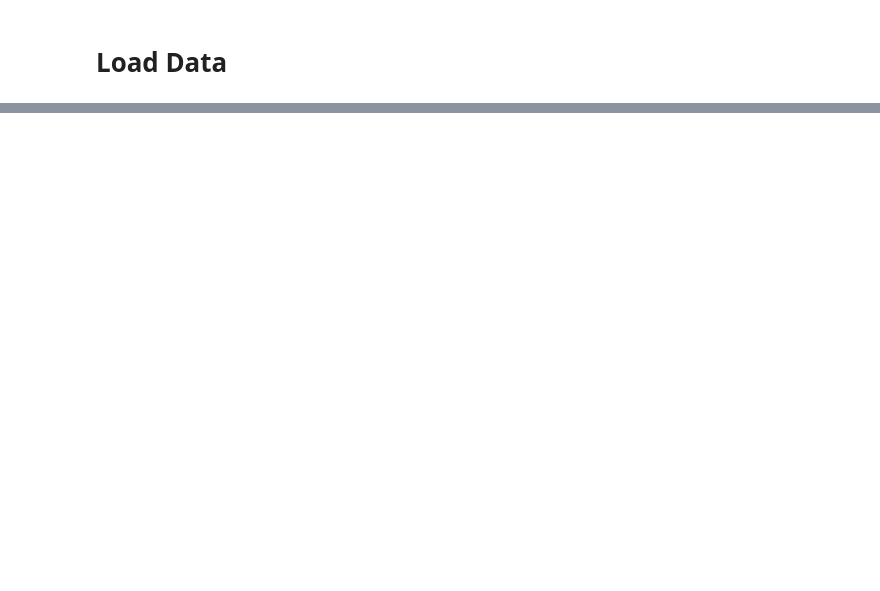
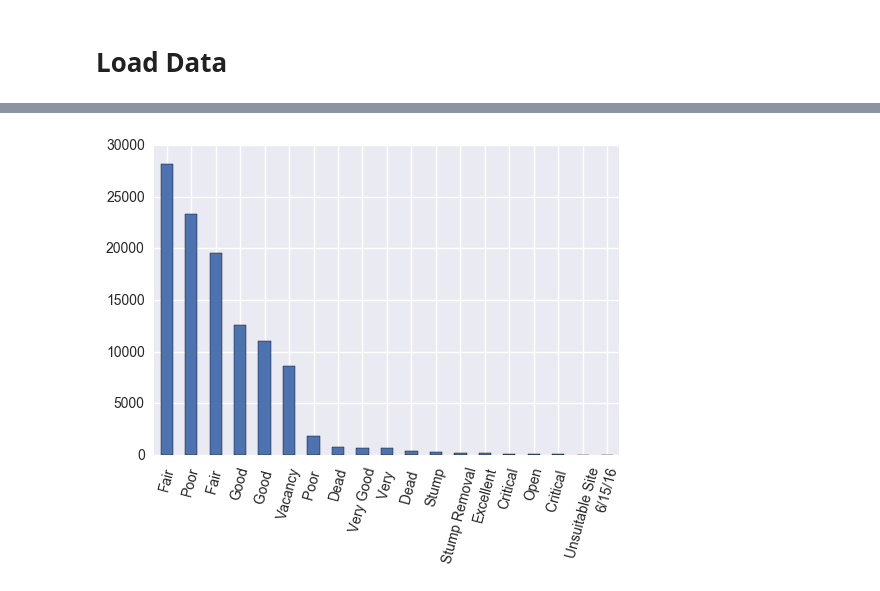
Before and after one commit to sfbrigade/datasci-urban-forest, a Jupyter notebook: model/spencer-exploration.ipynb, the cells around one changed output, grey strips where cells are left out. Saved outputs shown, nothing was run; the diff lists cells and outputs as text; code cells hidden in the pictures; blank space fills up the shorter version.

```diff
--- a/model/spencer-exploration.ipynb
+++ b/model/spencer-exploration.ipynb
@@ -20,0 +22,5 @@ combined_tree_data_with_header_with_derived_neighborhood.csv
+# %%
+df_invtry_new.condition.value_counts().plot(kind='bar')
+plt.xticks(rotation=75);
+# %% [output]
+[figure, added]
```
Also changed, not shown: parts of 38 cells of this notebook.
